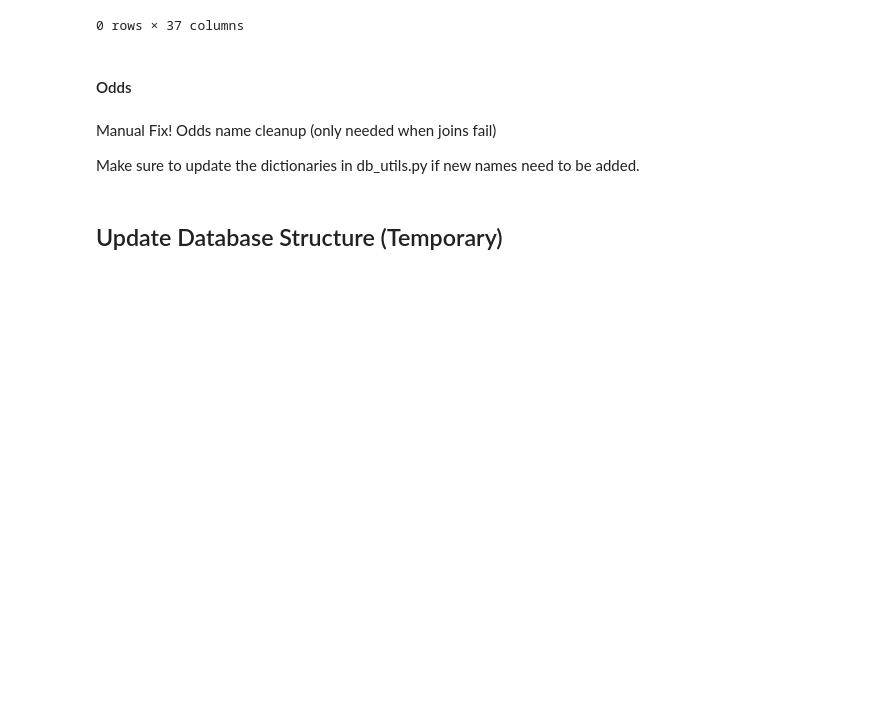
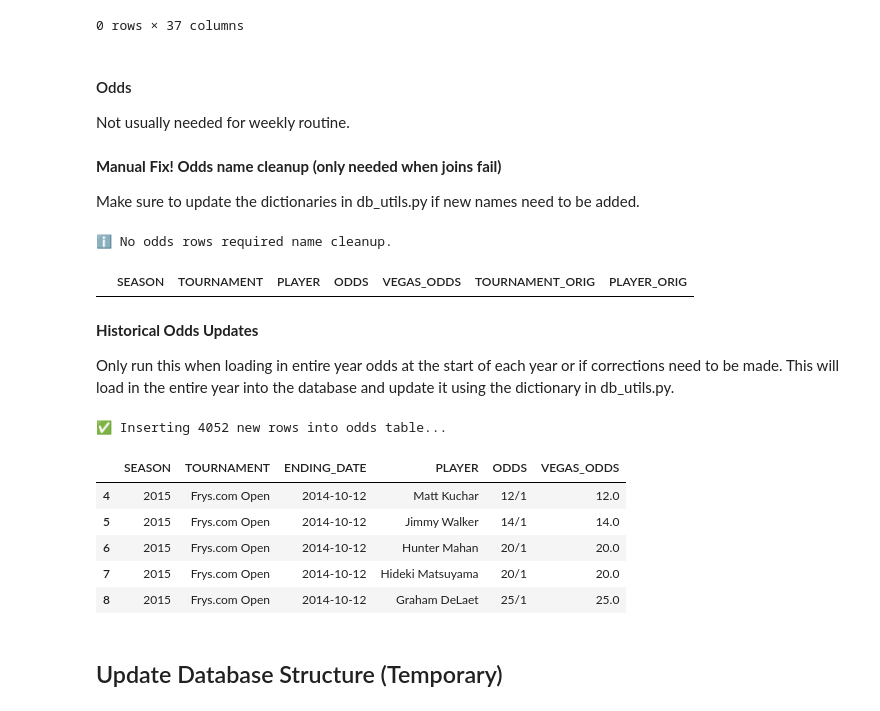
Before and after one commit to milleranalytics/pga-dk, a Jupyter notebook: pga-dk.ipynb, the cells around one changed output. Saved outputs shown, nothing was run; the diff lists cells and outputs as text; code cells hidden in the pictures; blank space fills up the shorter version.

```diff
--- a/pga-dk.ipynb
+++ b/pga-dk.ipynb
@@ -104,14 +104,43 @@ stats_df.head()
 0 rows × 37 columns
 # %% [markdown]
 #### Odds
+Not usually needed for weekly routine.
 # %% [markdown]
-Manual Fix! Odds name cleanup (only needed when joins fail)
+**Manual Fix! Odds name cleanup (only needed when joins fail)**
 
 Make sure to update the dictionaries in db_utils.py if new names need to be added.
 # %%
+importlib.reload(utils.db_utils)
 from utils.db_utils import clean_odds_names, PLAYER_NAME_MAP, TOURNAMENT_NAME_MAP
 
-clean_odds_names(db_path, TOURNAMENT_NAME_MAP, PLAYER_NAME_MAP)
+db_path = "data/golf.db"
+updated_odds = clean_odds_names(db_path, TOURNAMENT_NAME_MAP, PLAYER_NAME_MAP)
+updated_odds.head()
+# %% [output]
+ℹ️ No odds rows required name cleanup.
+|  | SEASON | TOURNAMENT | PLAYER | ODDS | VEGAS_ODDS | TOURNAMENT_ORIG | PLAYER_ORIG |
+# %% [markdown]
+**Historical Odds Updates**
+
+Only run this when loading in entire year odds at the start of each year or if corrections need to be made.  This will load in the entire year into the database and update it using the dictionary in db_utils.py.
+# %%
+importlib.reload(utils.db_utils)
+from utils.db_utils import import_historical_odds
+
+oddsYear = "2014-2015"    # URL segment
+season = 2015        # PGA Tour season
+db_path = "data/golf.db"
+
+odds_df = import_historical_odds(oddsYear, season, db_path)
+odds_df.head()
+# %% [output]
+✅ Inserting 4052 new rows into odds table...
+|  | SEASON | TOURNAMENT | ENDING_DATE | PLAYER | ODDS | VEGAS_ODDS |
+| 4 | 2015 | Frys.com Open | 2014-10-12 | Matt Kuchar | 12/1 | 12.0 |
+| 5 | 2015 | Frys.com Open | 2014-10-12 | Jimmy Walker | 14/1 | 14.0 |
+| 6 | 2015 | Frys.com Open | 2014-10-12 | Hunter Mahan | 20/1 | 20.0 |
+| 7 | 2015 | Frys.com Open | 2014-10-12 | Hideki Matsuyama | 20/1 | 20.0 |
+| 8 | 2015 | Frys.com Open | 2014-10-12 | Graham DeLaet | 25/1 | 25.0 |
 # %% [markdown]
 ## Update Database Structure (Temporary)
 # %%
```
Also changed, not shown: parts of 18 cells of this notebook, 4 other files.
